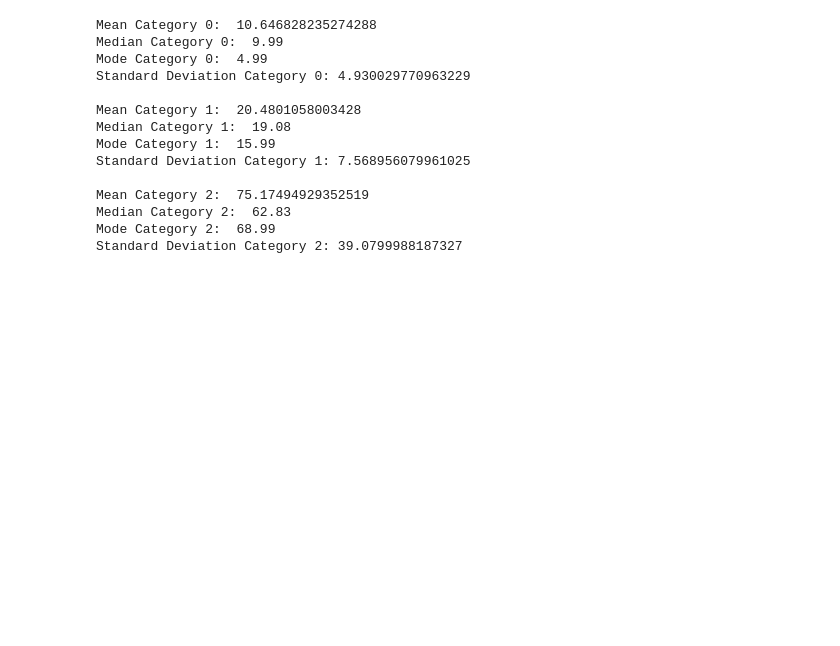
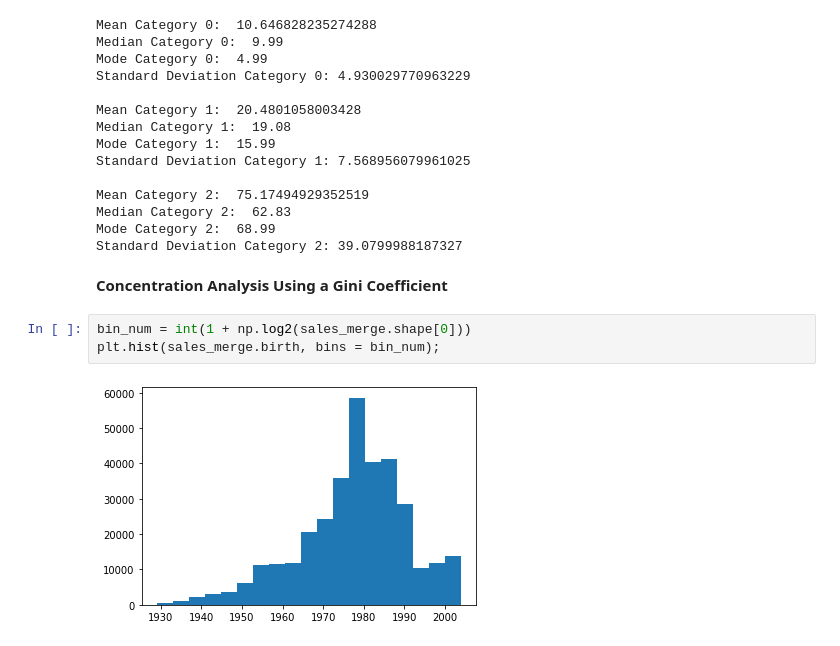
Before and after one commit to furawa/OC_data_analyst_projects, a Jupyter notebook: 02_analyze_company_sales/analyze_company_sales.ipynb, the cells around one changed output. Cells and saved outputs as stored; diff of their text form; blank space fills up the shorter version.

```diff
--- a/02_analyze_company_sales/analyze_company_sales.ipynb
+++ b/02_analyze_company_sales/analyze_company_sales.ipynb
@@ -445,3 +444,10 @@ Mean Category 2:  75.17494929352519
 Median Category 2:  62.83
 Mode Category 2:  68.99
 Standard Deviation Category 2: 39.0799988187327
+# %% [markdown]
+**Concentration Analysis Using a Gini Coefficient**
+# %%
+bin_num = int(1 + np.log2(sales_merge.shape[0]))
+plt.hist(sales_merge.birth, bins = bin_num);
+# %% [output]
+[figure, added]
```
Also changed, not shown: parts of 9 cells of this notebook.
